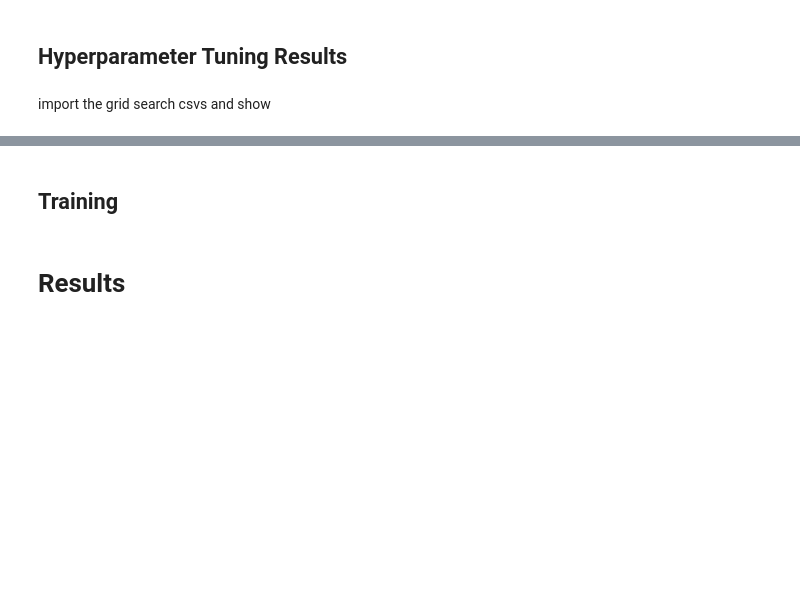
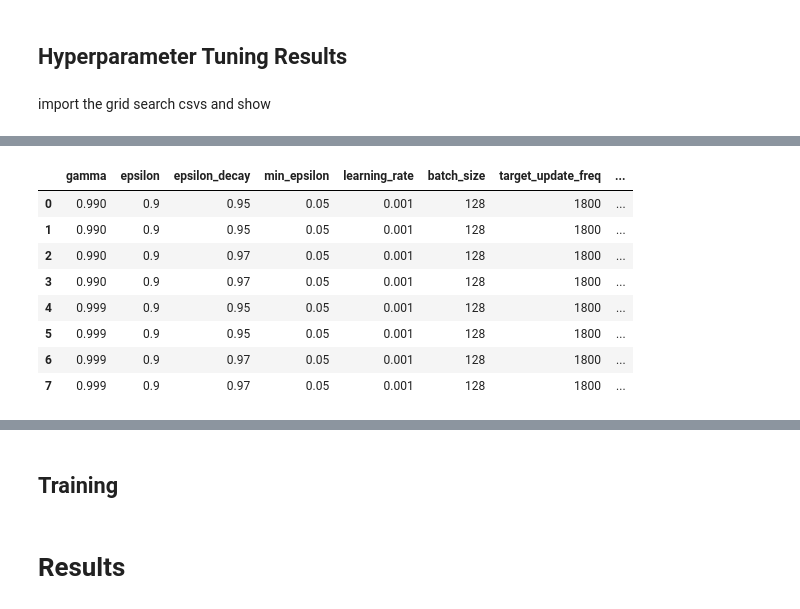
Before and after one commit to Alexyxwang/sumo_rl, a Jupyter notebook: submission_nb.ipynb, the cells around one changed output, grey strips where cells are left out. Drawn from its saved outputs; the diff is of its cells as text; code cells hidden in the pictures; blank space fills up the shorter version.

```diff
--- a/submission_nb.ipynb
+++ b/submission_nb.ipynb
@@ -331,3 +363,16 @@ import the grid search csvs and show
+# %%
+cnn = pd.read_csv('grid_search_results_cnn.csv')
+display(cnn)
+# %% [output]
+|  | gamma | epsilon | epsilon_decay | min_epsilon | learning_rate | batch_size | target_update_freq | ... |
+| 0 | 0.990 | 0.9 | 0.95 | 0.05 | 0.001 | 128 | 1800 | ... |
+| 1 | 0.990 | 0.9 | 0.95 | 0.05 | 0.001 | 128 | 1800 | ... |
+| 2 | 0.990 | 0.9 | 0.97 | 0.05 | 0.001 | 128 | 1800 | ... |
+| 3 | 0.990 | 0.9 | 0.97 | 0.05 | 0.001 | 128 | 1800 | ... |
+| 4 | 0.999 | 0.9 | 0.95 | 0.05 | 0.001 | 128 | 1800 | ... |
+| 5 | 0.999 | 0.9 | 0.95 | 0.05 | 0.001 | 128 | 1800 | ... |
+| 6 | 0.999 | 0.9 | 0.97 | 0.05 | 0.001 | 128 | 1800 | ... |
+| 7 | 0.999 | 0.9 | 0.97 | 0.05 | 0.001 | 128 | 1800 | ... |
 # %%
 fc_optimal_params = {
     "gamma": 0.99,
```
Also changed, not shown: parts of 7 cells of this notebook.
